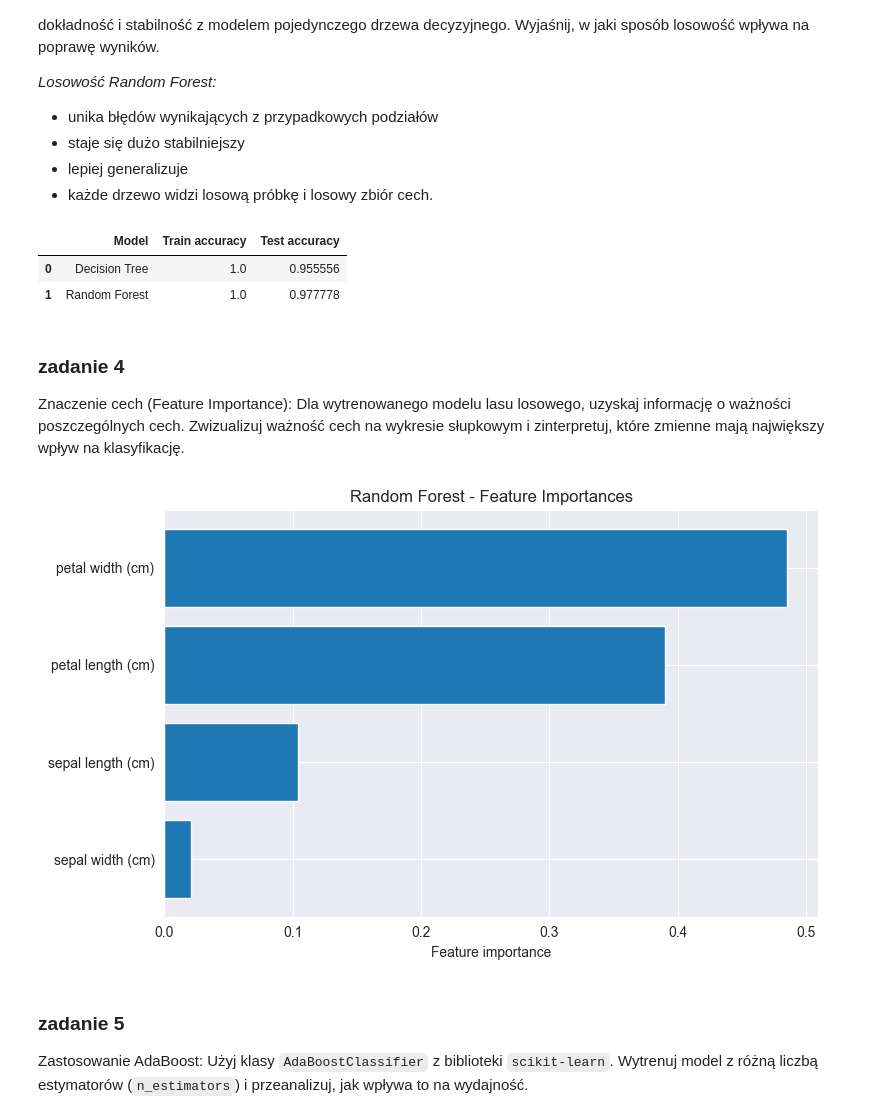
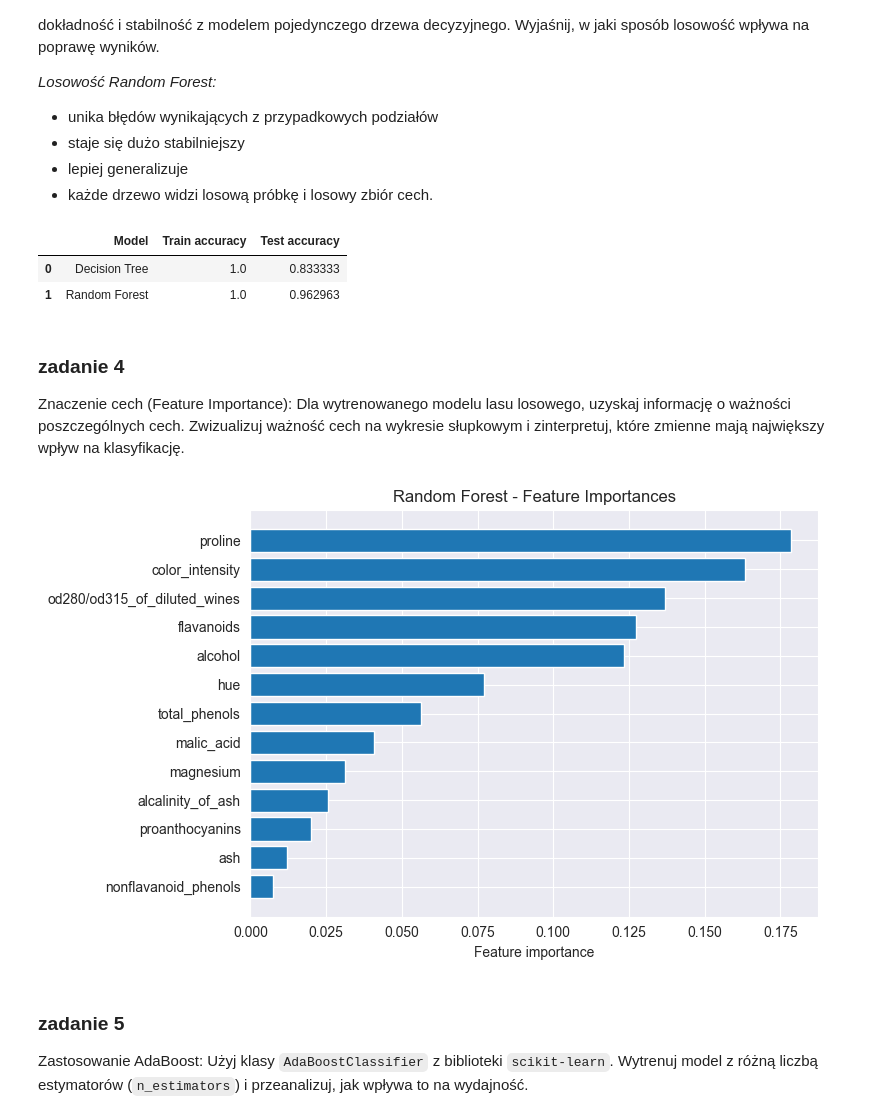
Before and after one commit to MariaNowacka/ml, a Jupyter notebook: l4.ipynb, the cells around one changed output. Cells and saved outputs as stored; diff of their text form; code cells hidden in the pictures.

```diff
--- a/l4.ipynb
+++ b/l4.ipynb
@@ -133,6 +134,13 @@ sposób losowość wpływa na poprawę wyników.
 - lepiej generalizuje
 - każde drzewo widzi losową próbkę i losowy zbiór cech.
 # %%
+wine = load_wine()
+X = wine.data
+y = wine.target
+
+X_train, X_test, y_train, y_test = train_test_split(
+    X, y, test_size=0.3, stratify=y)
+
 tree = DecisionTreeClassifier()
 tree.fit(X_train, y_train)
 
@@ -154,8 +162,8 @@ results = pd.DataFrame({
 results
 # %% [output]
 |  | Model | Train accuracy | Test accuracy |
-| 0 | Decision Tree | 1.0 | 0.955556 |
-| 1 | Random Forest | 1.0 | 0.977778 |
+| 0 | Decision Tree | 1.0 | 0.833333 |
+| 1 | Random Forest | 1.0 | 0.962963 |
 # %% [markdown]
 ### zadanie 4
 Znaczenie cech (Feature Importance): Dla wytrenowanego modelu lasu losowego, uzyskaj informację o ważności poszczególnych cech.
@@ -164,19 +172,19 @@ zmienne mają największy wpływ na klasyfikację.
 # %%
 forest = RandomForestClassifier(n_estimators=200)
 forest.fit(X, y)
 
 importances = forest.feature_importances_
 indices = np.argsort(importances)
 
 plt.figure(figsize=(8, 5))
 plt.barh(range(len(importances)), importances[indices])
-plt.yticks(range(len(importances)), np.array(iris.feature_names)[indices])
+plt.yticks(range(len(importances)), np.array(wine.feature_names)[indices])
 plt.xlabel("Feature importance")
 plt.title("Random Forest - Feature Importances")
 plt.tight_layout()
 plt.show()
 # %% [output]
-[figure, old version]
+[figure, new version]
 # %% [markdown]
 ### zadanie 5
 Zastosowanie AdaBoost: Użyj klasy `AdaBoostClassifier` z biblioteki `scikit-learn`. Wytrenuj model z różną liczbą estymatorów
```
Also changed, not shown: parts of 8 cells of this notebook.
